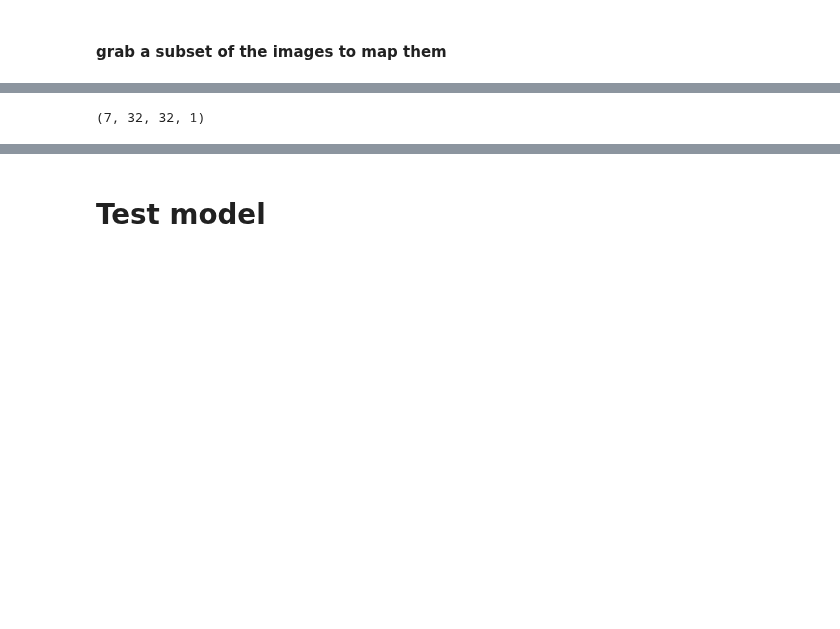
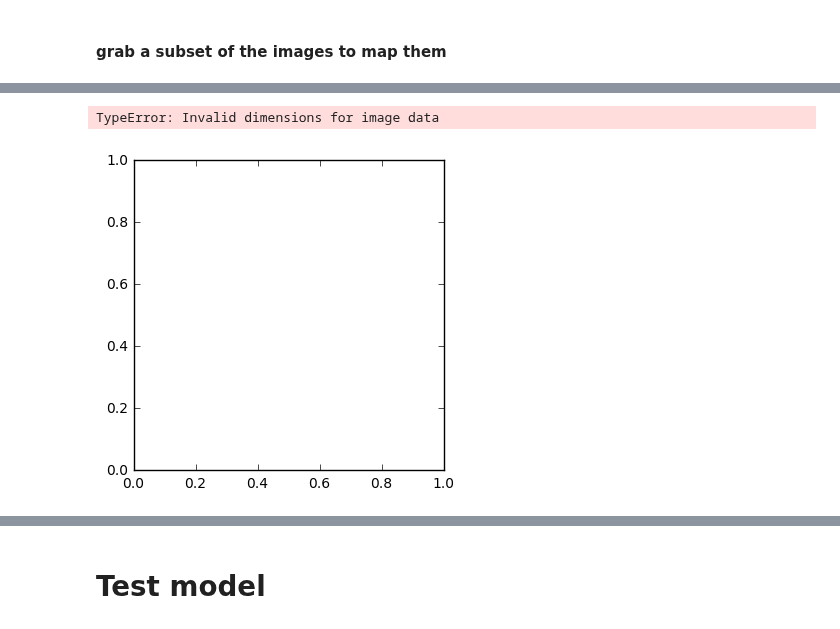
Before and after one commit to Self-Driving-Cars-LosAngeles/TrafficSignClassification, a Jupyter notebook: Traffic_Sign_Classifier_SDCLA.ipynb, the cells around one changed output, grey strips where cells are left out. Saved outputs shown, nothing was run; the diff lists cells and outputs as text; code cells hidden in the pictures; blank space fills up the shorter version.

Commit message:
[feature] - attempts to show classification results on new image test set

```diff
--- a/Traffic_Sign_Classifier_SDCLA.ipynb
+++ b/Traffic_Sign_Classifier_SDCLA.ipynb
@@ -751,17 +811,33 @@ good_labels.append(25)
+# %%
+plt.imshow(X_test[130])
+# %% [output]
+TypeError: Invalid dimensions for image data
+[figure, added]
 # %%
 # Convert to uint8 data type
-X_test_new = np.asarray(good_images, dtype=np.uint8)
-y_test_new = np.asarray(good_labels, dtype=np.uint8)
+# X_test_new = np.asarray(good_images, dtype=np.uint8)
+# y_test_new = np.asarray(good_labels, dtype=np.uint8)
 
 # Perform min-max normalization on new test set
 
-# Histogram equalize
-X_test_equalized = histogram_equalize_data(X_test_new)
-# Normalize and grayscale
-X_test_equalized = np.asarray(X_test_new, dtype = np.uint8)
-X_test_gray = normalize_grayscale(X_test_equalized)
-X_test_new = np.expand_dims(X_test_gray, axis=3)
+# # Histogram equalize
+# X_test_equalized = histogram_equalize_data(X_test_new)
+# # Normalize and grayscale
+# X_test_equalized = np.asarray(X_test_new, dtype = np.uint8)
+# X_test_gray = normalize_grayscale(X_test_equalized)
+# X_test_new = np.expand_dims(X_test_gray, axis=3)
 
-print(X_test_new.shape)
+def process_new_image_and_reduce_dims(image_data):
+    image_data = np.asarray(image_data, dtype=np.uint8)
+    images_equalized = histogram_equalize_data(image_data)
+    images_equalized = np.asarray(images_equalized, dtype = np.uint8)
+    images_gray = normalize_grayscale(images_equalized)
+    images_gray = np.expand_dims(images_gray, axis = 3)
+    images_gray = np.asarray(images_gray, dtype=np.float32)
+    return images_gray
+
+def process_new_image(image_data):
+    image_data = np.asarray(image_data, dtype=np.uint8)
+    images_equalized = histogram_equalize_data(image_data)
+    images_equalized = np.asarray(images_equalized, dtype = np.uint8)
+    return normalize_grayscale(images_equalized)
-# %% [output]
-(7, 32, 32, 1)
```
Also changed, not shown: parts of 37 cells of this notebook.
